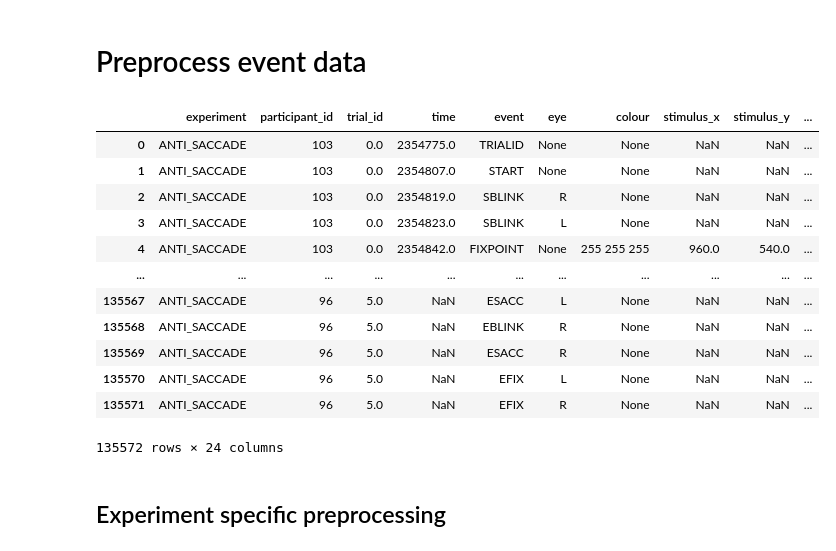
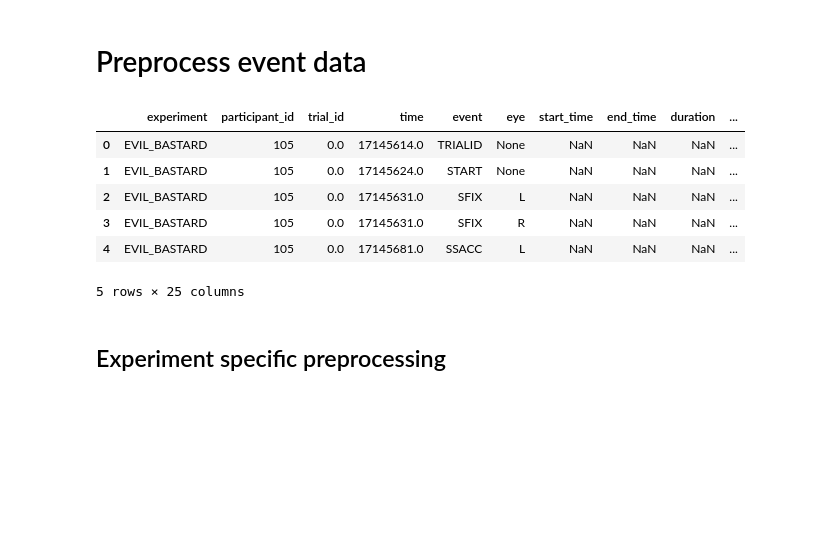
Before and after one commit to krusand/Analyzing-concussions-through-eyetracking-measurements, a Jupyter notebook: src/preprocessing.ipynb, the cells around one changed output. Cells and saved outputs as stored; diff of their text form; code cells hidden in the pictures; blank space fills up the shorter version.

Commit message:
Initial steps for preprocessing evil_bastard

```diff
--- a/src/preprocessing.ipynb
+++ b/src/preprocessing.ipynb
@@ -8,17 +8,11 @@ experiment = "ANTI_SACCADE"
 df_raw = pd.read_parquet(f"{RAW_DIR}/{experiment}_events.pq")
 # %%
-df_raw
+df_raw.head()
 # %% [output]
-|  | experiment | participant_id | trial_id | time | event | eye | colour | stimulus_x | stimulus_y | ... |
-| 0 | ANTI_SACCADE | 103 | 0.0 | 2354775.0 | TRIALID | None | None | NaN | NaN | ... |
-| 1 | ANTI_SACCADE | 103 | 0.0 | 2354807.0 | START | None | None | NaN | NaN | ... |
-| 2 | ANTI_SACCADE | 103 | 0.0 | 2354819.0 | SBLINK | R | None | NaN | NaN | ... |
-| 3 | ANTI_SACCADE | 103 | 0.0 | 2354823.0 | SBLINK | L | None | NaN | NaN | ... |
-| 4 | ANTI_SACCADE | 103 | 0.0 | 2354842.0 | FIXPOINT | None | 255 255 255 | 960.0 | 540.0 | ... |
-| ... | ... | ... | ... | ... | ... | ... | ... | ... | ... | ... |
-| 135567 | ANTI_SACCADE | 96 | 5.0 | NaN | ESACC | L | None | NaN | NaN | ... |
-| 135568 | ANTI_SACCADE | 96 | 5.0 | NaN | EBLINK | R | None | NaN | NaN | ... |
-| 135569 | ANTI_SACCADE | 96 | 5.0 | NaN | ESACC | R | None | NaN | NaN | ... |
-| 135570 | ANTI_SACCADE | 96 | 5.0 | NaN | EFIX | L | None | NaN | NaN | ... |
-| 135571 | ANTI_SACCADE | 96 | 5.0 | NaN | EFIX | R | None | NaN | NaN | ... |
+|  | experiment | participant_id | trial_id | time | event | eye | start_time | end_time | duration | ... |
+| 0 | EVIL_BASTARD | 105 | 0.0 | 17145614.0 | TRIALID | None | NaN | NaN | NaN | ... |
+| 1 | EVIL_BASTARD | 105 | 0.0 | 17145624.0 | START | None | NaN | NaN | NaN | ... |
+| 2 | EVIL_BASTARD | 105 | 0.0 | 17145631.0 | SFIX | L | NaN | NaN | NaN | ... |
+| 3 | EVIL_BASTARD | 105 | 0.0 | 17145631.0 | SFIX | R | NaN | NaN | NaN | ... |
+| 4 | EVIL_BASTARD | 105 | 0.0 | 17145681.0 | SSACC | L | NaN | NaN | NaN | ... |
-135572 rows × 24 columns
+5 rows × 25 columns
```
Also changed, not shown: parts of 6 cells of this notebook, 3 other files.
